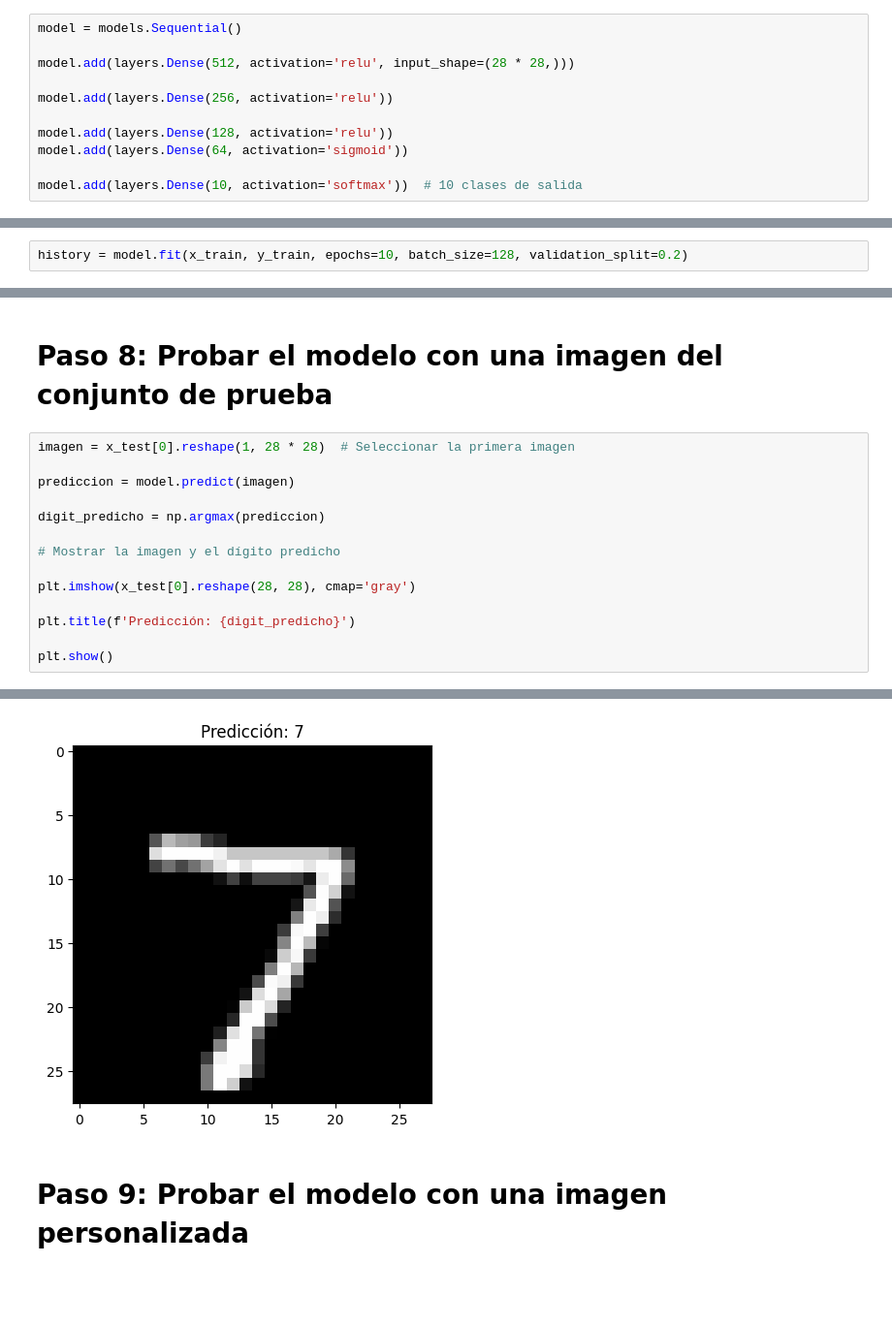
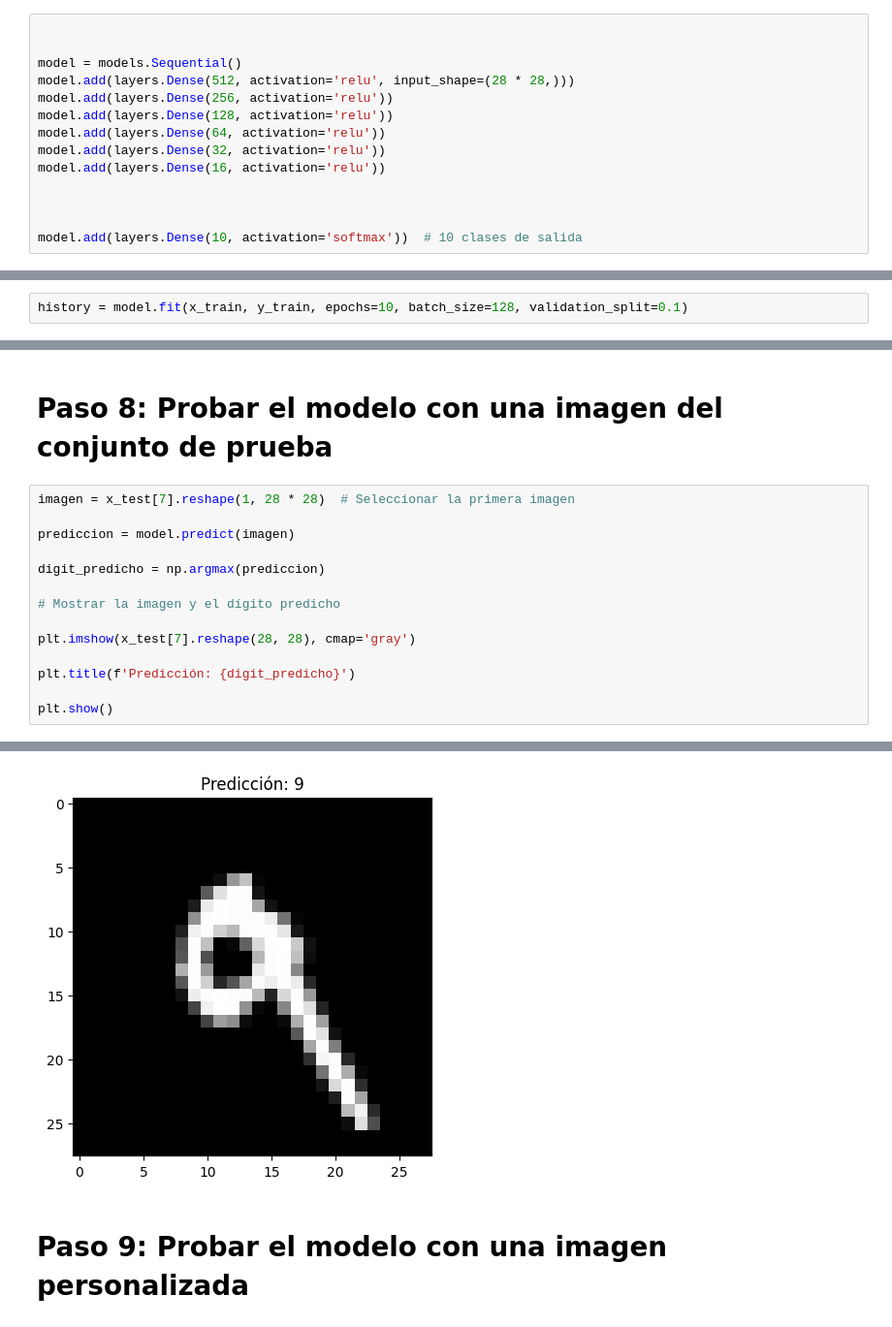
Before and after one commit to Chas-kv/Inteligencia-artificial-ejercicio1, a Jupyter notebook: Ejercicio_mision1.ipynb, the cells around one changed output, grey strips where cells are left out. Shown: that part at 97% size. Drawn from its saved outputs; the diff is of its cells as text; blank space fills up the shorter version.

```diff
--- a/Ejercicio_mision1.ipynb
+++ b/Ejercicio_mision1.ipynb
@@ -29,14 +29,17 @@ y_test = tf.keras.utils.to_categorical(y_test, 10)
 # %% [markdown]
 # Paso 4: Definir el modelo MLP
 # %%
+
+
 model = models.Sequential()
+model.add(layers.Dense(512, activation='relu', input_shape=(28 * 28,)))
+model.add(layers.Dense(256, activation='relu'))
+model.add(layers.Dense(128, activation='relu'))
+model.add(layers.Dense(64, activation='relu'))
+model.add(layers.Dense(32, activation='relu'))
+model.add(layers.Dense(16, activation='relu'))
 
-model.add(layers.Dense(512, activation='relu', input_shape=(28 * 28,)))
 
-model.add(layers.Dense(256, activation='relu'))
-
-model.add(layers.Dense(128, activation='relu'))
-model.add(layers.Dense(64, activation='sigmoid'))
 
 model.add(layers.Dense(10, activation='softmax'))  # 10 clases de salida
 # %% [markdown]
@@ -50,6 +53,6 @@ model.compile(optimizer='adam',
 # %% [markdown]
 # Paso 6: Entrenar el modelo
 # %%
-history = model.fit(x_train, y_train, epochs=10, batch_size=128, validation_split=0.2)
+history = model.fit(x_train, y_train, epochs=10, batch_size=128, validation_split=0.1)
 # %% [output]
 Epoch 1/10
@@ -84,7 +87,7 @@ Precisión en el conjunto de prueba: 0.9804999828338623
 # %% [markdown]
 # Paso 8: Probar el modelo con una imagen del conjunto de prueba
 # %%
-imagen = x_test[0].reshape(1, 28 * 28)  # Seleccionar la primera imagen
+imagen = x_test[7].reshape(1, 28 * 28)  # Seleccionar la primera imagen
 
 prediccion = model.predict(imagen)
 
@@ -92,7 +95,7 @@ digit_predicho = np.argmax(prediccion)
 
 # Mostrar la imagen y el dígito predicho
 
-plt.imshow(x_test[0].reshape(28, 28), cmap='gray')
+plt.imshow(x_test[7].reshape(28, 28), cmap='gray')
 
 plt.title(f'Predicción: {digit_predicho}')
 
@@ -102,4 +105,4 @@ plt.show()
-[figure, old version]
+[figure, new version]
 # %% [markdown]
 # Paso 9: Probar el modelo con una imagen personalizada
 # %%
```
Also changed, not shown: parts of 5 cells of this notebook, 5 other files.
